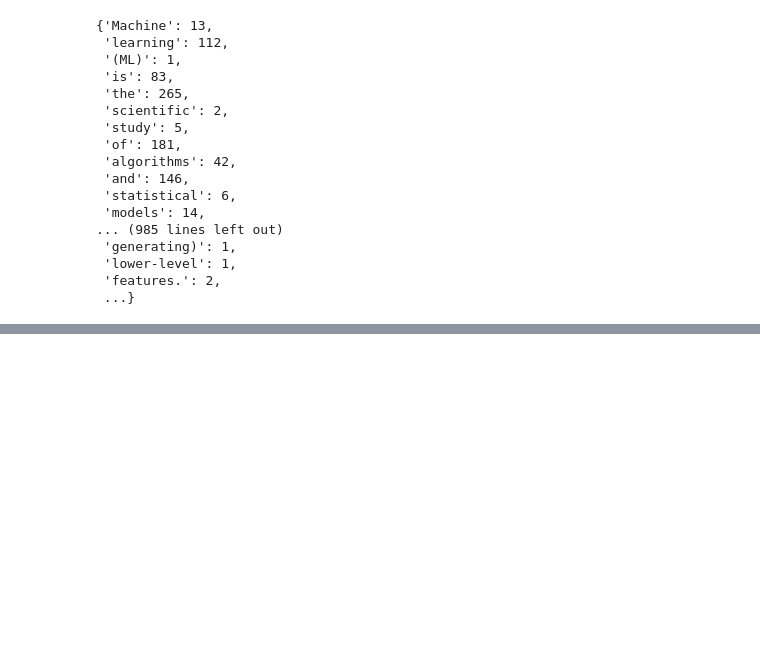
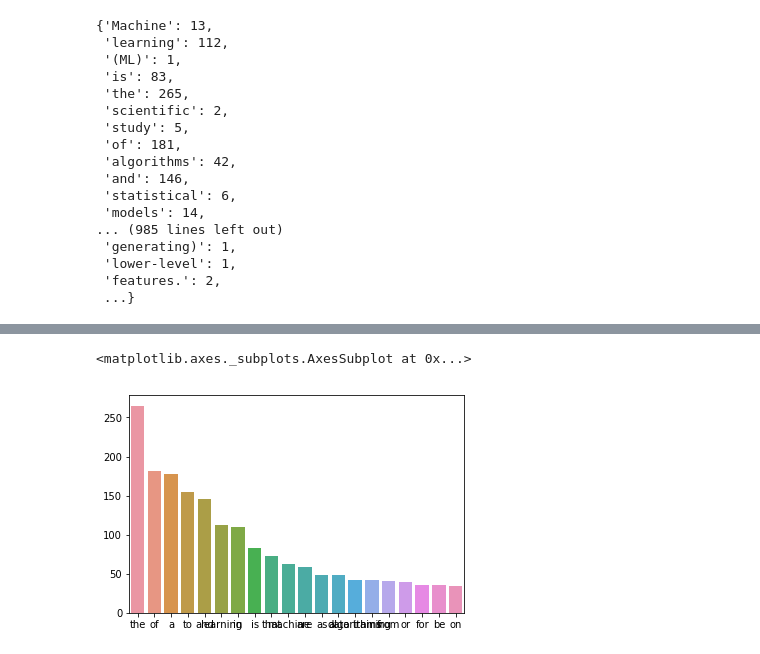
Before and after one commit to Crash-overloaded/ML, a Jupyter notebook: Dat_Vis4.ipynb, the cells around one changed output, grey strips where cells are left out. Cells and saved outputs as stored; diff of their text form; code cells hidden in the pictures; blank space fills up the shorter version.

```diff
--- a/Dat_Vis4.ipynb
+++ b/Dat_Vis4.ipynb
@@ -37,0 +48,5 @@ for i in a:
+# %%
+sb.barplot(largest_words,largest)
+# %% [output]
+<matplotlib.axes._subplots.AxesSubplot at 0x...>
+[figure, added]
```
Also changed, not shown: parts of 3 cells of this notebook.
